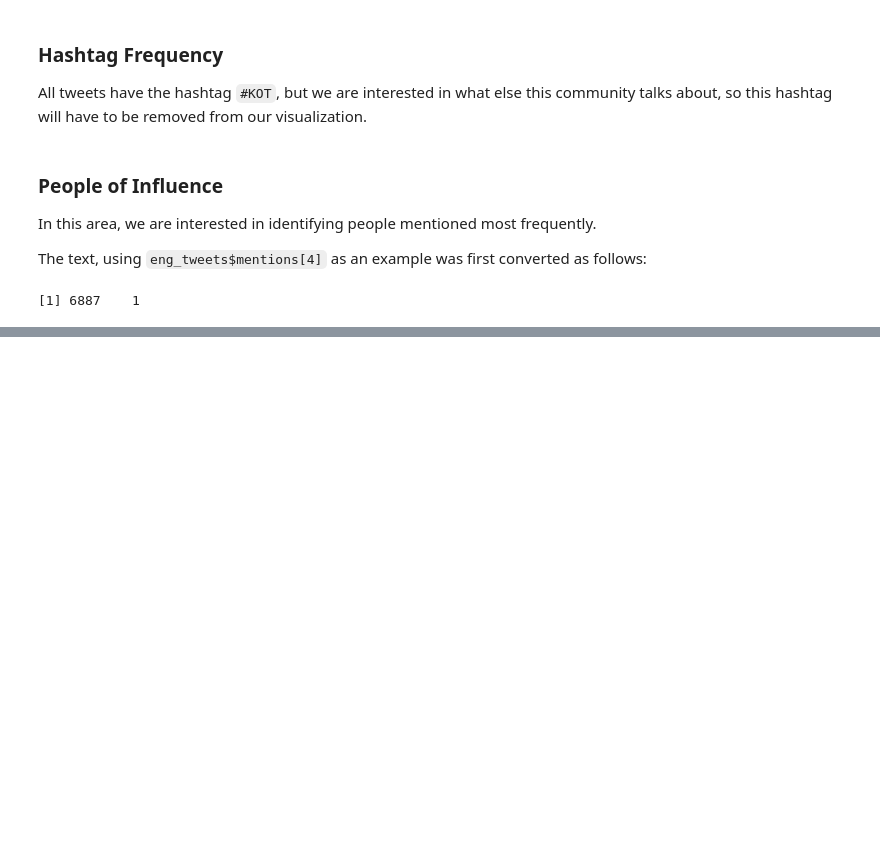
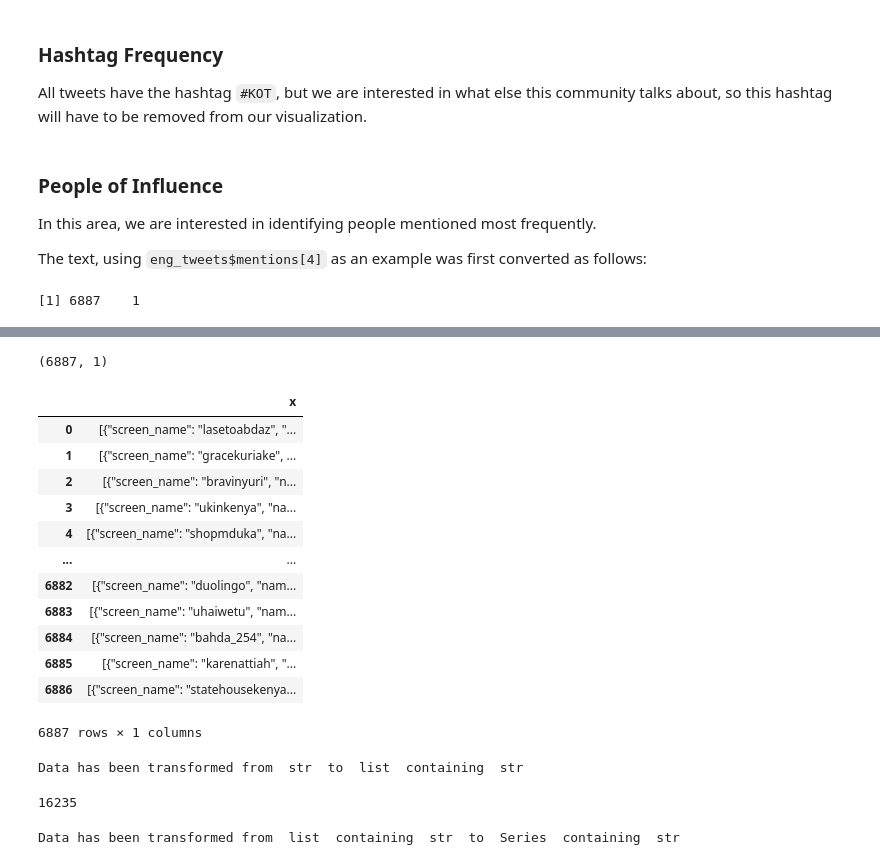
Before and after one commit to CeeThinwa/Delta-Analytics-2021-CT-Project, a Jupyter notebook: KOT EDA.ipynb, the cells around one changed output, grey strips where cells are left out. Saved outputs shown, nothing was run; the diff lists cells and outputs as text; code cells hidden in the pictures; blank space fills up the shorter version.

```diff
--- a/KOT EDA.ipynb
+++ b/KOT EDA.ipynb
@@ -269,3 +273,6 @@ os.getcwd()
 %%R
 
 write.csv(df$`eng_tweets$mentions`,'C:/Users/CT/Documents/GitHub/Delta-Analytics-2021-CT-Project/dicts.csv')
+# %%
+dicts = pd.read_csv('dicts.csv')
+dicts.head(5)
@@ -271,0 +286,52 @@ write.csv(df$`eng_tweets$mentions`,'C:/Users/CT/Documents/GitHub/Delta-Analytics
+# %%
+# Delete the column
+dicts = dicts.drop(labels='Unnamed: 0', axis=1)
+dicts.shape
+# %% [output]
+(6887, 1)
+# %%
+dicts_copy = dicts.copy()
+dicts_copy['x'] = dicts_copy['x'].str.replace('[','',regex=False)
+dicts_copy['x'] = dicts_copy['x'].str.replace(']','',regex=False)
+dicts_copy['x'] = dicts_copy['x'].str.replace('}, {','}}, {',regex=False)
+dicts_copy['x'] = dicts_copy['x'].str.split('}, ')
+dicts_copy
+# %% [output]
+|  | x |
+| 0 | [{"screen_name": "lasetoabdaz", "... |
+| 1 | [{"screen_name": "gracekuriake", ... |
+| 2 | [{"screen_name": "bravinyuri", "n... |
+| 3 | [{"screen_name": "ukinkenya", "na... |
+| 4 | [{"screen_name": "shopmduka", "na... |
+| ... | ... |
+| 6882 | [{"screen_name": "duolingo", "nam... |
+| 6883 | [{"screen_name": "uhaiwetu", "nam... |
+| 6884 | [{"screen_name": "bahda_254", "na... |
+| 6885 | [{"screen_name": "karenattiah", "... |
+| 6886 | [{"screen_name": "statehousekenya... |
+6887 rows × 1 columns
+# %%
+print('Data has been transformed from ',type(dicts['x'].iloc[3]).__name__ ,
+      ' to ',type(dicts_copy['x'].iloc[3]).__name__,' containing ',
+      type(dicts_copy['x'].iloc[3][0]).__name__)
+# %% [output]
+Data has been transformed from  str  to  list  containing  str
+# %%
+# Flatten the data into a super long list
+long_lst = []
+
+for lst in dicts_copy['x']:
+    long_lst.extend(lst)
+
+len(long_lst)
+# %% [output]
+16235
+# %%
+single_dicts = pd.DataFrame(long_lst)
+
+print('Data has been transformed from ',type(dicts_copy['x'].iloc[3]).__name__,
+      ' containing ',type(dicts_copy['x'].iloc[3][0]).__name__,
+      ' to ',type(single_dicts.iloc[:,0]).__name__,
+      ' containing ',type(single_dicts.iloc[3,0]).__name__)
+# %% [output]
+Data has been transformed from  list  containing  str  to  Series  containing  str
```
Also changed, not shown: parts of 6 cells of this notebook.
